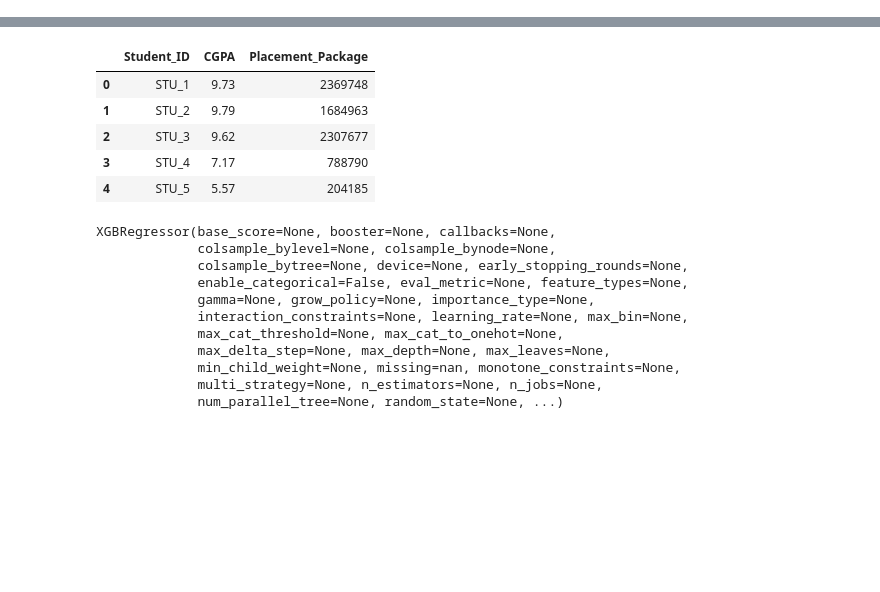
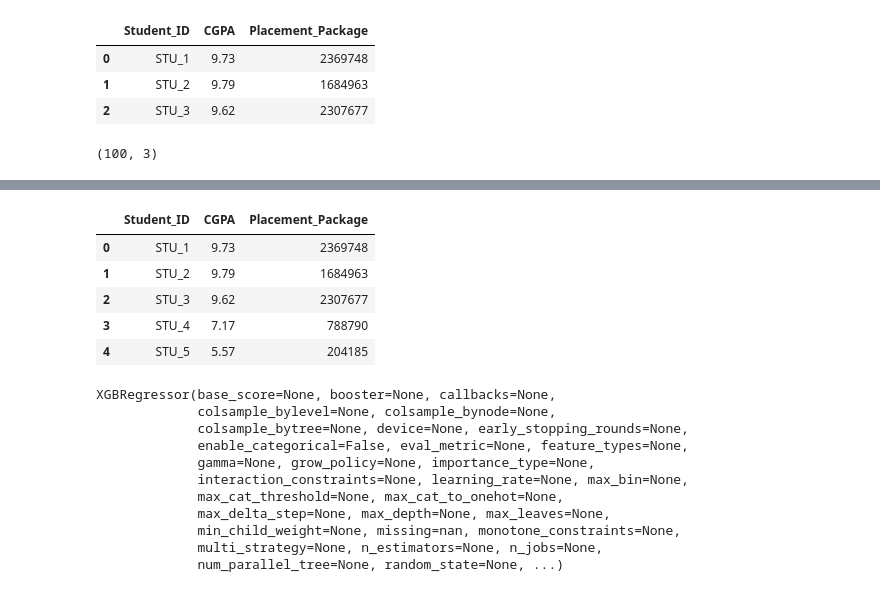
Before and after one commit to Jatingpt/ML-Repository, a Jupyter notebook: ML_Repository.ipynb, the cells around one changed output, grey strips where cells are left out. Cells and saved outputs as stored; diff of their text form; code cells hidden in the pictures; blank space fills up the shorter version.

```diff
--- a/ML_Repository.ipynb
+++ b/ML_Repository.ipynb
@@ -5,0 +11,13 @@
+# %%
+file_path = "/content/cgpa_vs_placement.xlsx"
+df = pd.read_excel(file_path)
+df.head(3)
+# %% [output]
+|  | Student_ID | CGPA | Placement_Package |
+| 0 | STU_1 | 9.73 | 2369748 |
+| 1 | STU_2 | 9.79 | 1684963 |
+| 2 | STU_3 | 9.62 | 2307677 |
+# %%
+df.shape
+# %% [output]
+(100, 3)
```
Also changed, not shown: parts of 10 cells of this notebook.
